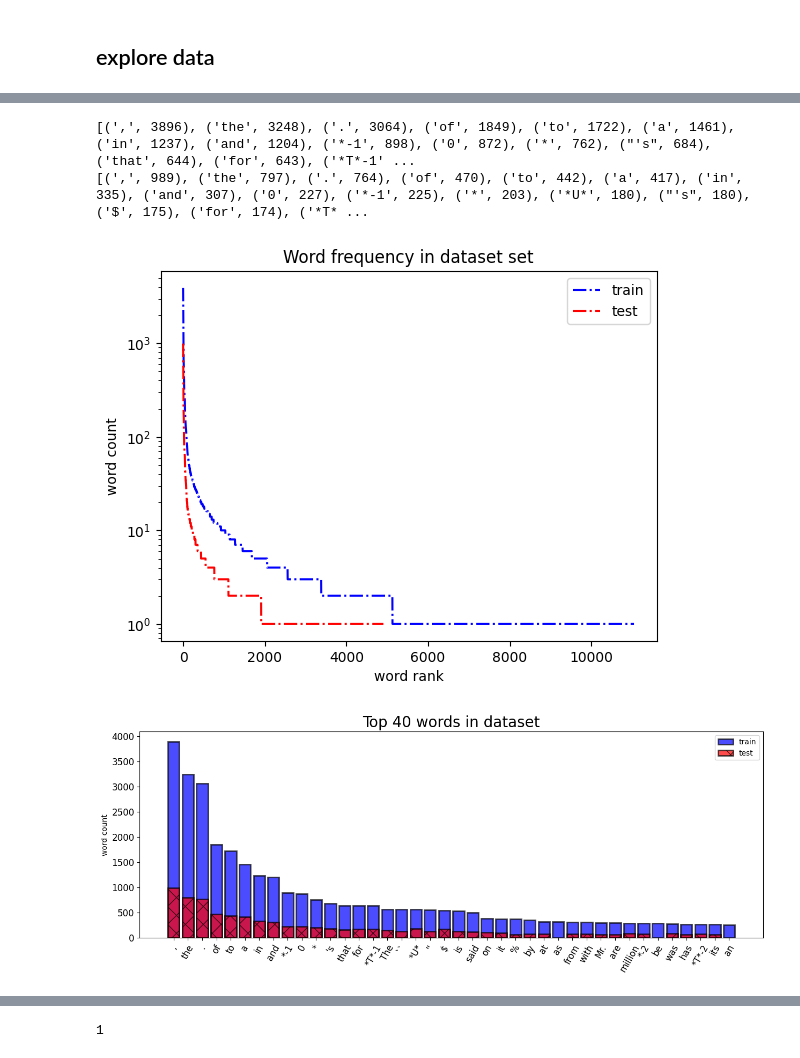
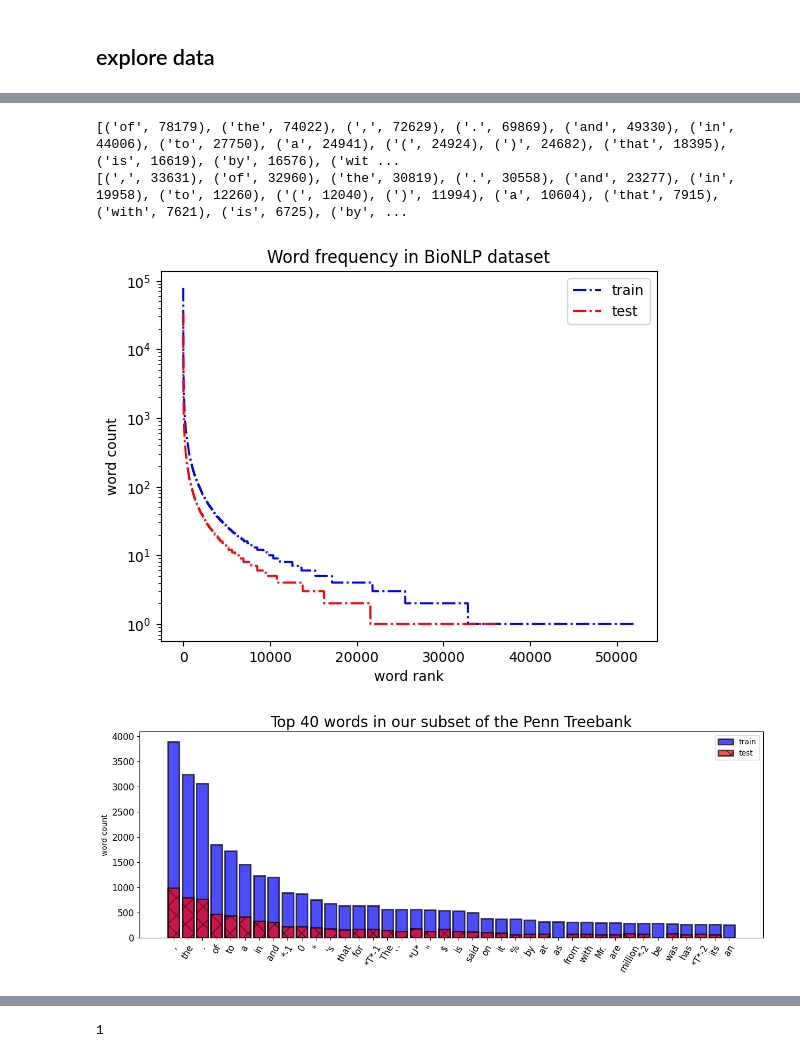
Before and after one commit to Ar-Kareem/Penn-Tree-Bank-Project, a Jupyter notebook: sbert.ipynb, the cells around one changed output, grey strips where cells are left out. Cells and saved outputs as stored; diff of their text form; code cells hidden in the pictures.

```diff
--- a/sbert.ipynb
+++ b/sbert.ipynb
@@ -271,3 +287,12 @@ sum(len(i) for i in data['train_sentences']) + len(data['test_sentences'])
+# %%
+if sbert_model.config._name_or_path == 'QCRI/bert-base-multilingual-cased-pos-english':
+    # FIX for POS SBERT
+    cnt = sum([1 if any(['`' in w for w in sent]) else 0 for sent in data['train_sentences']])
+    print(f'Found {cnt} sentences with ` in train')
+    cnt = sum([1 if any(['`' in w for w in sent]) else 0 for sent in data['test_sentences']])
+    print(f'Found {cnt} sentences with ` in test')
+    data['train_sentences'] = [[w.replace('`', '\'') for w in sent] for sent in data['train_sentences']]
+    data['test_sentences'] = [[w.replace('`', '\'') for w in sent] for sent in data['test_sentences']]
 # %%
 embeds, attn_masks = sbert.sbert_encode_batched(sbert_model, sbert_tokenizer, [' '.join(x) for x in data['train_sentences']], 64)
 train_embeds_pooled = sbert.pool_tokens(data['train_sentences'], embeds, attn_masks, sbert_tokenizer)
@@ -323,32 +345,32 @@ untokenized ['<s>', 'pierre', 'vin', '##ken', ',', '61', 'years', 'old', ',', 'w
 # %%
 from matplotlib import pyplot as plt
 from collections import Counter
 
 all_words = [n for sent in data['train_sentences'] for n in sent]
 counts = Counter(all_words)
 max_counts_train = counts.most_common(40)
 print(max_counts_train)
 max_vals = sorted(list(counts.values()), reverse=True)
 plt.plot(range(len(counts)), max_vals, label='train', linestyle='-.', color='blue')
 
 all_words = [n for sent in data['test_sentences'] for n in sent]
 counts = Counter(all_words)
 max_counts_test = counts.most_common(40)
 print(max_counts_test)
 max_vals = sorted(list(counts.values()), reverse=True)
 plt.plot(range(len(counts)), max_vals, label='test', linestyle='-.', color='red')
 
 plt.yscale('log')
 # plt.xscale('log')
 plt.xlabel('word rank')
 plt.ylabel('word count')
-plt.title('Word frequency in dataset set')
+plt.title('Word frequency in BioNLP dataset')
 plt.legend()
-plt.savefig('output.png')
+plt.savefig('bionlp1.png')
 # %% [output]
-[(',', 3896), ('the', 3248), ('.', 3064), ('of', 1849), ('to', 1722), ('a', 1461), ('in', 1237), ('and', 1204), ('*-1', 898), ('0', 872), ('*', 762), ("'s", 684), ('that', 644), ('for', 643), ('*T*-1' ...
-[(',', 989), ('the', 797), ('.', 764), ('of', 470), ('to', 442), ('a', 417), ('in', 335), ('and', 307), ('0', 227), ('*-1', 225), ('*', 203), ('*U*', 180), ("'s", 180), ('$', 175), ('for', 174), ('*T* ...
+[('of', 78179), ('the', 74022), (',', 72629), ('.', 69869), ('and', 49330), ('in', 44006), ('to', 27750), ('a', 24941), ('(', 24924), (')', 24682), ('that', 18395), ('is', 16619), ('by', 16576), ('wit ...
+[(',', 33631), ('of', 32960), ('the', 30819), ('.', 30558), ('and', 23277), ('in', 19958), ('to', 12260), ('(', 12040), (')', 11994), ('a', 10604), ('that', 7915), ('with', 7621), ('is', 6725), ('by', ...
-[figure, old version]
+[figure, new version]
 # %%
 # make plot wider
 plt.gcf().set_size_inches(15, 5)
@@ -367,11 +389,11 @@ plt.xticks(rotation=60)
 plt.legend()
 
 plt.ylabel('word count')
-plt.title(f'Top {len(train_words)} words in dataset', fontsize=20)
+plt.title(f'Top {len(train_words)} words in our subset of the Penn Treebank', fontsize=20)
 
-plt.savefig('wordcountshist.png')
+plt.savefig('penn2.png', bbox_inches='tight')
 # %% [output]
-[figure, old version]
+[figure, new version]
 # %%
 lens_train = [len(x) for x in data['train_sentences']]
 lens_test = [len(x) for x in data['test_sentences']]
```
Also changed, not shown: parts of 22 cells of this notebook, 2 other files.
